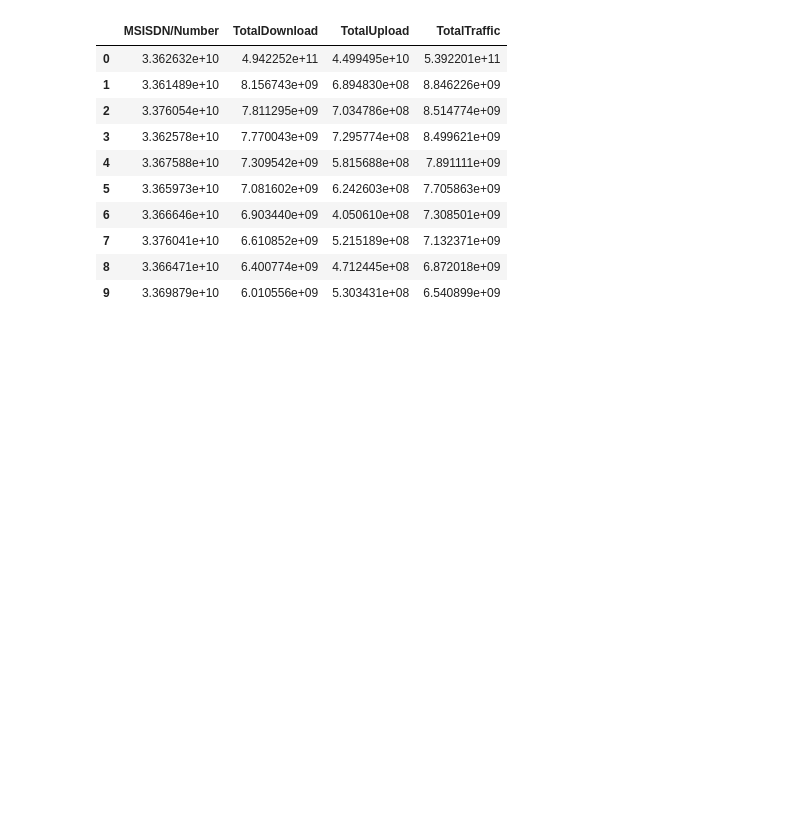
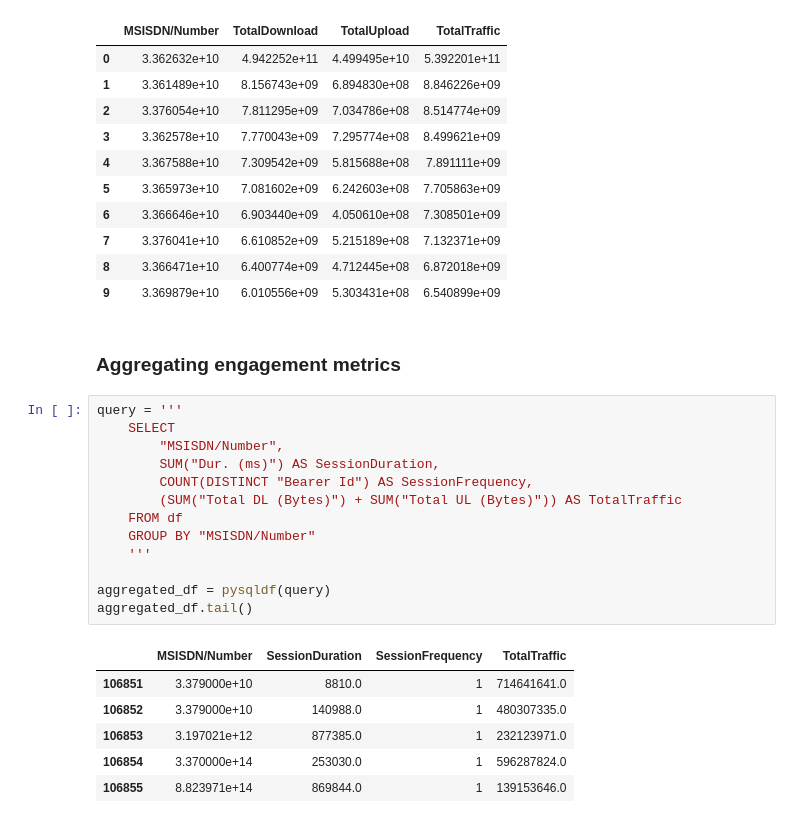
Before and after one commit to Misganaw-Berihun/User_analytics_in_Telecommunication, a Jupyter notebook: notebooks/03_user_engagement_analysis.ipynb, the cells around one changed output. Saved outputs shown, nothing was run; the diff lists cells and outputs as text; blank space fills up the shorter version.

```diff
--- a/notebooks/03_user_engagement_analysis.ipynb
+++ b/notebooks/03_user_engagement_analysis.ipynb
@@ -101,3 +105,25 @@ pysqldf(query)
 | 7 | 3.376041e+10 | 6.610852e+09 | 5.215189e+08 | 7.132371e+09 |
 | 8 | 3.366471e+10 | 6.400774e+09 | 4.712445e+08 | 6.872018e+09 |
 | 9 | 3.369879e+10 | 6.010556e+09 | 5.303431e+08 | 6.540899e+09 |
+# %% [markdown]
+### Aggregating engagement metrics
+# %%
+query = '''
+    SELECT
+        "MSISDN/Number",
+        SUM("Dur. (ms)") AS SessionDuration,
+        COUNT(DISTINCT "Bearer Id") AS SessionFrequency,
+        (SUM("Total DL (Bytes)") + SUM("Total UL (Bytes)")) AS TotalTraffic
+    FROM df
+    GROUP BY "MSISDN/Number"
+    '''
+
+aggregated_df = pysqldf(query)
+aggregated_df.tail()
+# %% [output]
+|  | MSISDN/Number | SessionDuration | SessionFrequency | TotalTraffic |
+| 106851 | 3.379000e+10 | 8810.0 | 1 | 714641641.0 |
+| 106852 | 3.379000e+10 | 140988.0 | 1 | 480307335.0 |
+| 106853 | 3.197021e+12 | 877385.0 | 1 | 232123971.0 |
+| 106854 | 3.370000e+14 | 253030.0 | 1 | 596287824.0 |
+| 106855 | 8.823971e+14 | 869844.0 | 1 | 139153646.0 |
```
Also changed, not shown: parts of 10 cells of this notebook.
